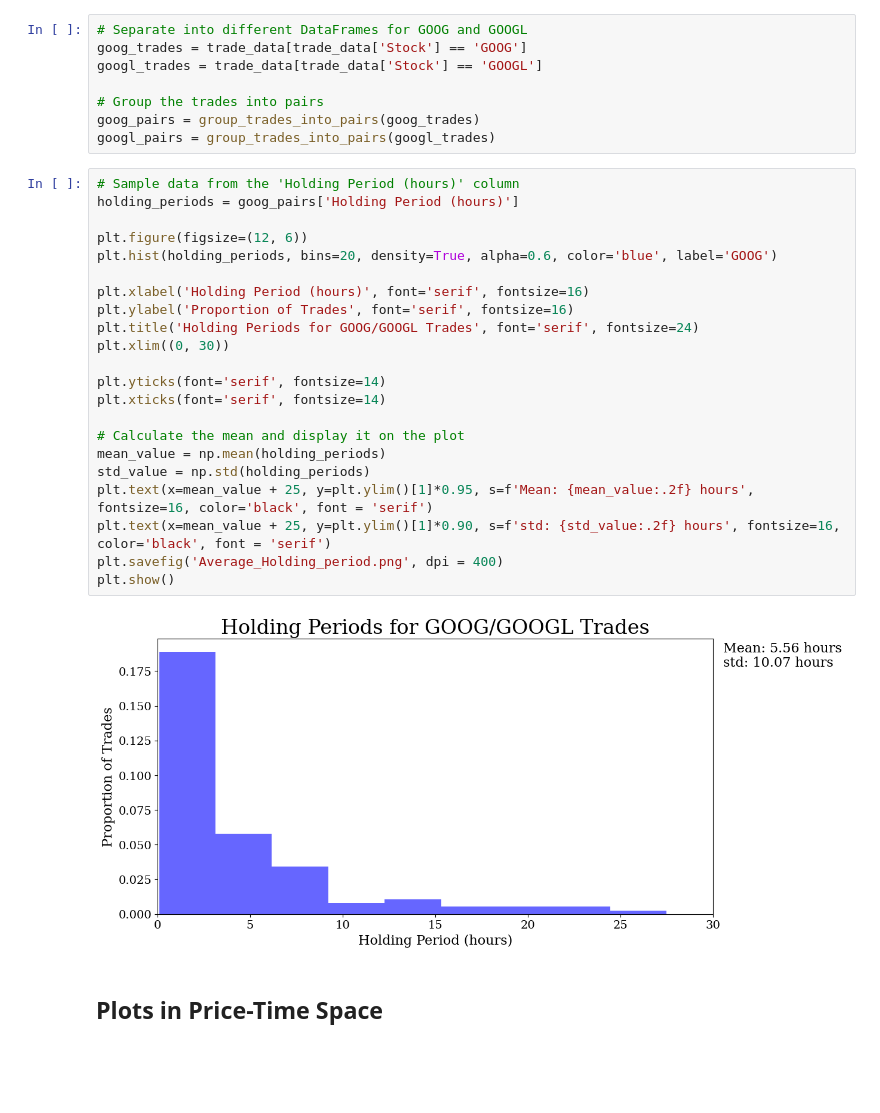
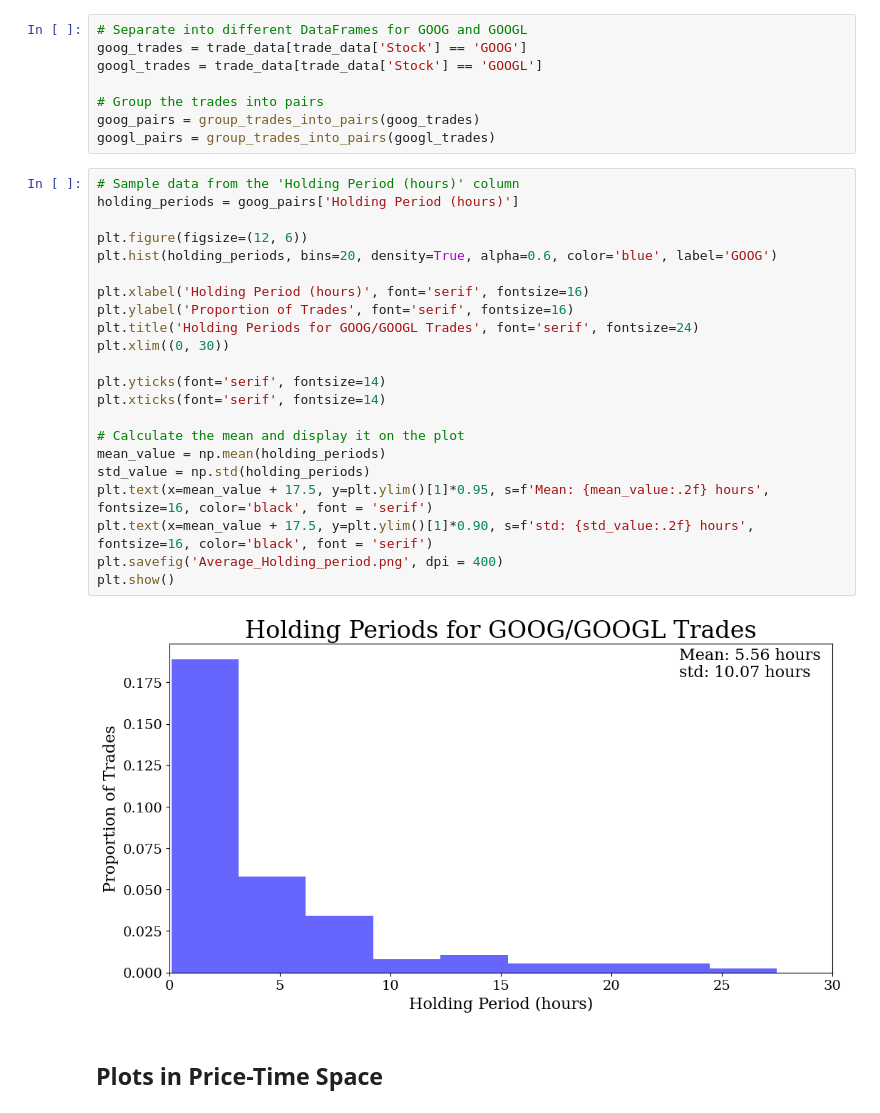
Before and after one commit to Harry-Ell/Dual-Class-Arbitrage, a Jupyter notebook: BacktestingStrategy/backtest_analytics.ipynb, the cells around one changed output. Cells and saved outputs as stored; diff of their text form; blank space fills up the shorter version.

```diff
--- a/BacktestingStrategy/backtest_analytics.ipynb
+++ b/BacktestingStrategy/backtest_analytics.ipynb
@@ -149,27 +149,27 @@ googl_pairs = group_trades_into_pairs(googl_trades)
 # %%
 # Sample data from the 'Holding Period (hours)' column
 holding_periods = goog_pairs['Holding Period (hours)']
 
 plt.figure(figsize=(12, 6))
 plt.hist(holding_periods, bins=20, density=True, alpha=0.6, color='blue', label='GOOG')
 
 plt.xlabel('Holding Period (hours)', font='serif', fontsize=16)
 plt.ylabel('Proportion of Trades', font='serif', fontsize=16)
 plt.title('Holding Periods for GOOG/GOOGL Trades', font='serif', fontsize=24)
 plt.xlim((0, 30))
 
 plt.yticks(font='serif', fontsize=14)
 plt.xticks(font='serif', fontsize=14)
 
 # Calculate the mean and display it on the plot
 mean_value = np.mean(holding_periods)
 std_value = np.std(holding_periods)
-plt.text(x=mean_value + 25, y=plt.ylim()[1]*0.95, s=f'Mean: {mean_value:.2f} hours', fontsize=16, color='black', font = 'serif')
-plt.text(x=mean_value + 25, y=plt.ylim()[1]*0.90, s=f'std: {std_value:.2f} hours', fontsize=16, color='black', font = 'serif')
+plt.text(x=mean_value + 17.5, y=plt.ylim()[1]*0.95, s=f'Mean: {mean_value:.2f} hours', fontsize=16, color='black', font = 'serif')
+plt.text(x=mean_value + 17.5, y=plt.ylim()[1]*0.90, s=f'std: {std_value:.2f} hours', fontsize=16, color='black', font = 'serif')
 plt.savefig('Average_Holding_period.png', dpi = 400)
 plt.show()
 # %% [output]
-[figure, old version]
+[figure, new version]
 # %% [markdown]
 ## Plots in Price-Time Space
 # %%
```
Also changed, not shown: parts of 2 cells of this notebook.
